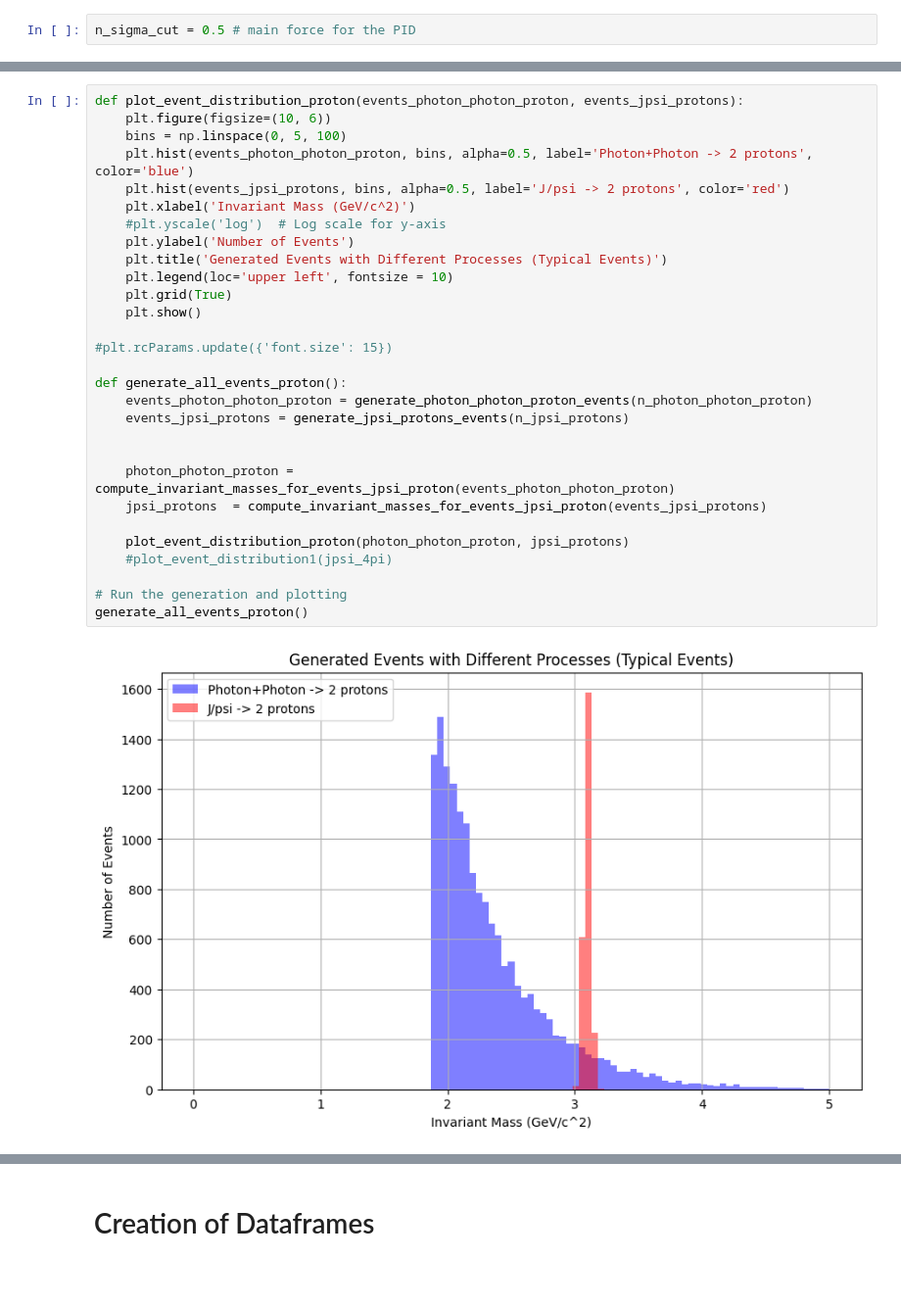
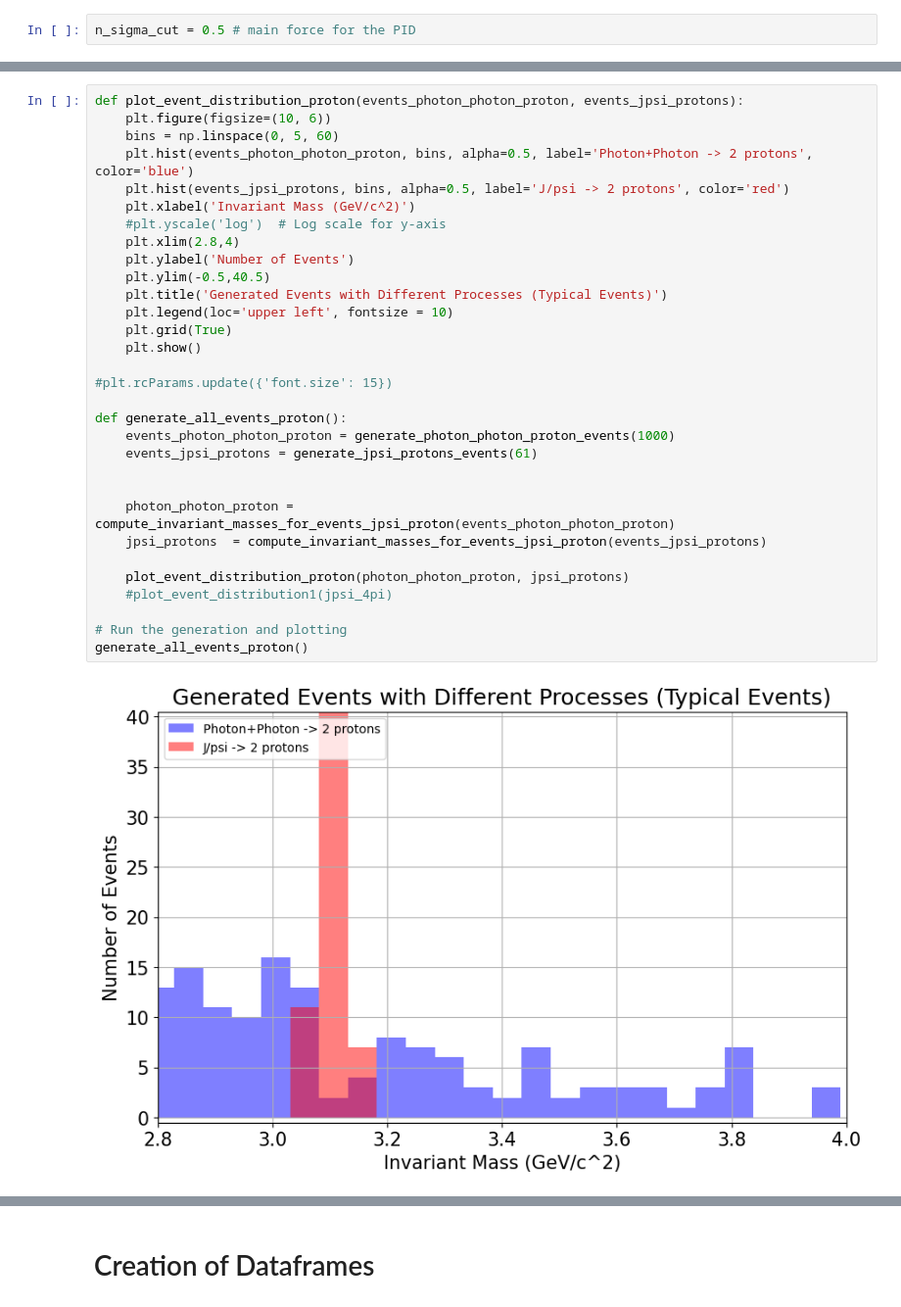
Before and after one commit to brianna5380/Anomalous-Particle-Detection, a Jupyter notebook: Clean-NEW.ipynb, the cells around one changed output, grey strips where cells are left out. Shown at 98% size. Saved outputs shown, nothing was run; the diff lists cells and outputs as text; blank space fills up the shorter version.

```diff
--- a/Clean-NEW.ipynb
+++ b/Clean-NEW.ipynb
@@ -1076,34 +1111,36 @@ generate_all_events()
 # %%
 def plot_event_distribution_proton(events_photon_photon_proton, events_jpsi_protons):
     plt.figure(figsize=(10, 6))
-    bins = np.linspace(0, 5, 100)
+    bins = np.linspace(0, 5, 60)
     plt.hist(events_photon_photon_proton, bins, alpha=0.5, label='Photon+Photon -> 2 protons', color='blue')
     plt.hist(events_jpsi_protons, bins, alpha=0.5, label='J/psi -> 2 protons', color='red')
     plt.xlabel('Invariant Mass (GeV/c^2)')
     #plt.yscale('log')  # Log scale for y-axis
+    plt.xlim(2.8,4)
     plt.ylabel('Number of Events')
+    plt.ylim(-0.5,40.5)
     plt.title('Generated Events with Different Processes (Typical Events)')
     plt.legend(loc='upper left', fontsize = 10)
     plt.grid(True)
     plt.show()
 
 #plt.rcParams.update({'font.size': 15})
 
 def generate_all_events_proton():
-    events_photon_photon_proton = generate_photon_photon_proton_events(n_photon_photon_proton)
-    events_jpsi_protons = generate_jpsi_protons_events(n_jpsi_protons)
+    events_photon_photon_proton = generate_photon_photon_proton_events(1000)
+    events_jpsi_protons = generate_jpsi_protons_events(61)
 
 
     photon_photon_proton = compute_invariant_masses_for_events_jpsi_proton(events_photon_photon_proton)
     jpsi_protons  = compute_invariant_masses_for_events_jpsi_proton(events_jpsi_protons)
 
     plot_event_distribution_proton(photon_photon_proton, jpsi_protons)
     #plot_event_distribution1(jpsi_4pi)
 
 # Run the generation and plotting
 generate_all_events_proton()
 # %% [output]
-[figure, old version]
+[figure, new version]
 # %%
 
 def plot_event_distribution_training(events_photon_photon_proton, events_pp_kaons, events_photon_photon, events_jpsi, events_psi2S_muons, events_psi2S_jpsi_pions):
```
Also changed, not shown: parts of 72 cells of this notebook.
